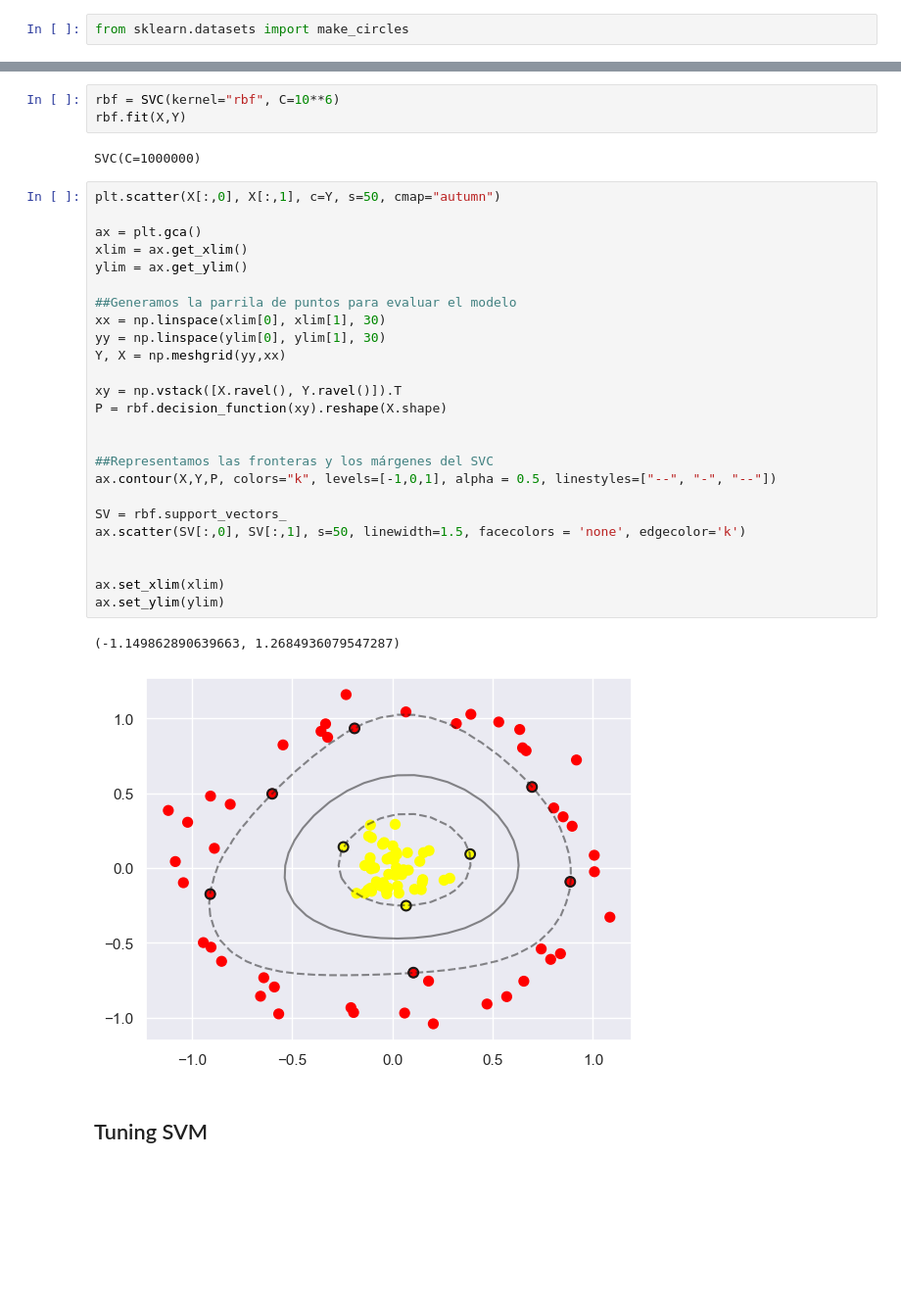
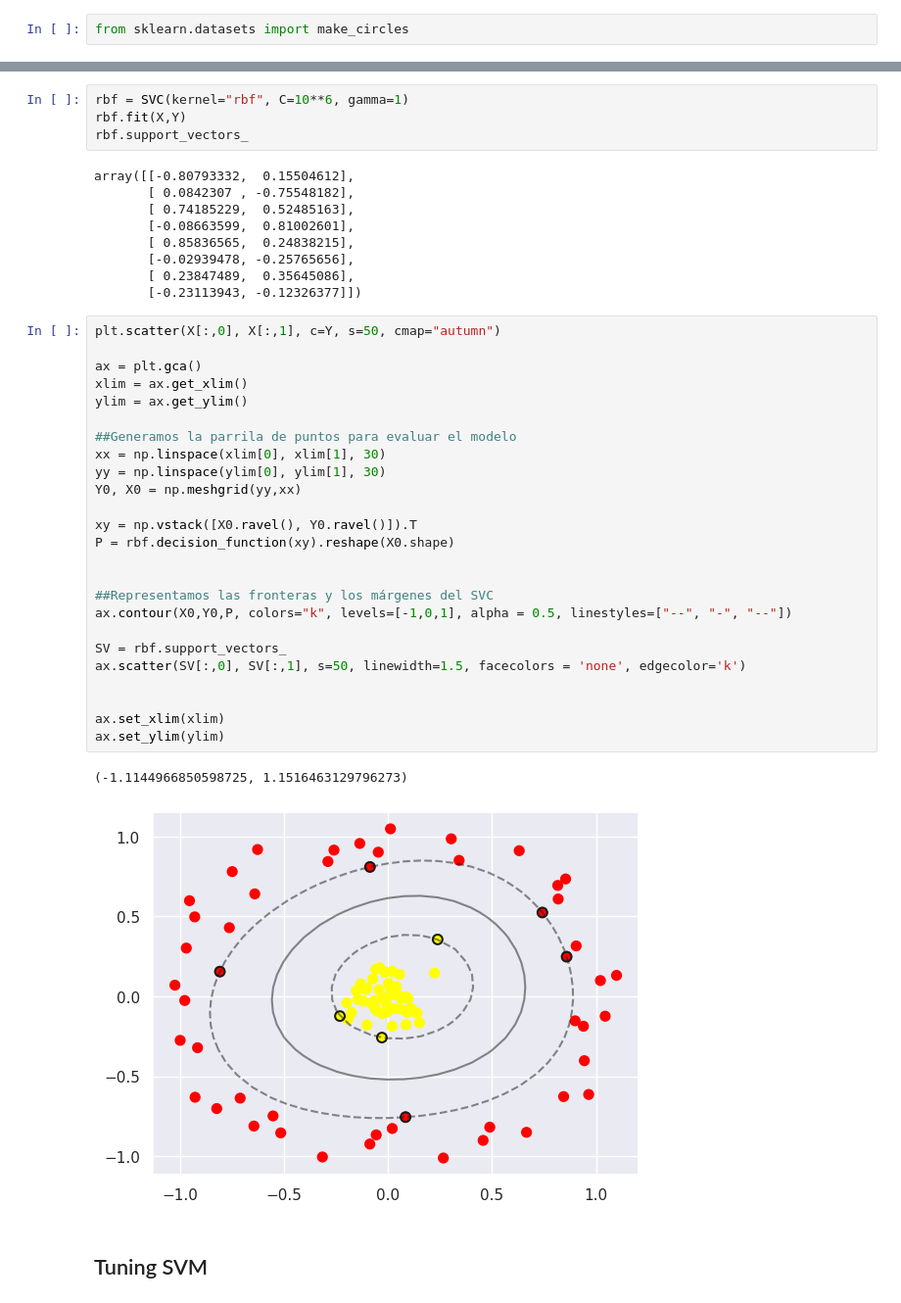
Before and after one commit to vblancoOR/mace_mastermat, a Jupyter notebook: mace2025_svm_python.ipynb, the cells around one changed output, grey strips where cells are left out. Shown at 98% size. Drawn from its saved outputs; the diff is of its cells as text; blank space fills up the shorter version.

```diff
--- a/mace2025_svm_python.ipynb
+++ b/mace2025_svm_python.ipynb
@@ -67,35 +96,43 @@ plt.scatter(X[:,0], X[:,1], c=Y, s=50, cmap="autumn")
 # %%
-rbf = SVC(kernel="rbf", C=10**6)
+rbf = SVC(kernel="rbf", C=10**6, gamma=1)
 rbf.fit(X,Y)
+rbf.support_vectors_
 # %% [output]
-SVC(C=1000000)
+array([[-0.80793332,  0.15504612],
+       [ 0.0842307 , -0.75548182],
+       [ 0.74185229,  0.52485163],
+       [-0.08663599,  0.81002601],
+       [ 0.85836565,  0.24838215],
+       [-0.02939478, -0.25765656],
+       [ 0.23847489,  0.35645086],
+       [-0.23113943, -0.12326377]])
 # %%
 plt.scatter(X[:,0], X[:,1], c=Y, s=50, cmap="autumn")
 
 ax = plt.gca()
 xlim = ax.get_xlim()
 ylim = ax.get_ylim()
 
 ##Generamos la parrila de puntos para evaluar el modelo
 xx = np.linspace(xlim[0], xlim[1], 30)
 yy = np.linspace(ylim[0], ylim[1], 30)
-Y, X = np.meshgrid(yy,xx)
+Y0, X0 = np.meshgrid(yy,xx)
 
-xy = np.vstack([X.ravel(), Y.ravel()]).T
-P = rbf.decision_function(xy).reshape(X.shape)
+xy = np.vstack([X0.ravel(), Y0.ravel()]).T
+P = rbf.decision_function(xy).reshape(X0.shape)
 
 
 ##Representamos las fronteras y los márgenes del SVC
-ax.contour(X,Y,P, colors="k", levels=[-1,0,1], alpha = 0.5, linestyles=["--", "-", "--"])
+ax.contour(X0,Y0,P, colors="k", levels=[-1,0,1], alpha = 0.5, linestyles=["--", "-", "--"])
 
 SV = rbf.support_vectors_
 ax.scatter(SV[:,0], SV[:,1], s=50, linewidth=1.5, facecolors = 'none', edgecolor='k')
 
 
 ax.set_xlim(xlim)
 ax.set_ylim(ylim)
 # %% [output]
-(-1.149862890639663, 1.2684936079547287)
+(-1.1144966850598725, 1.1516463129796273)
-[figure, old version]
+[figure, new version]
 # %% [markdown]
 ## Tuning SVM
```
Also changed, not shown: parts of 20 cells of this notebook.
